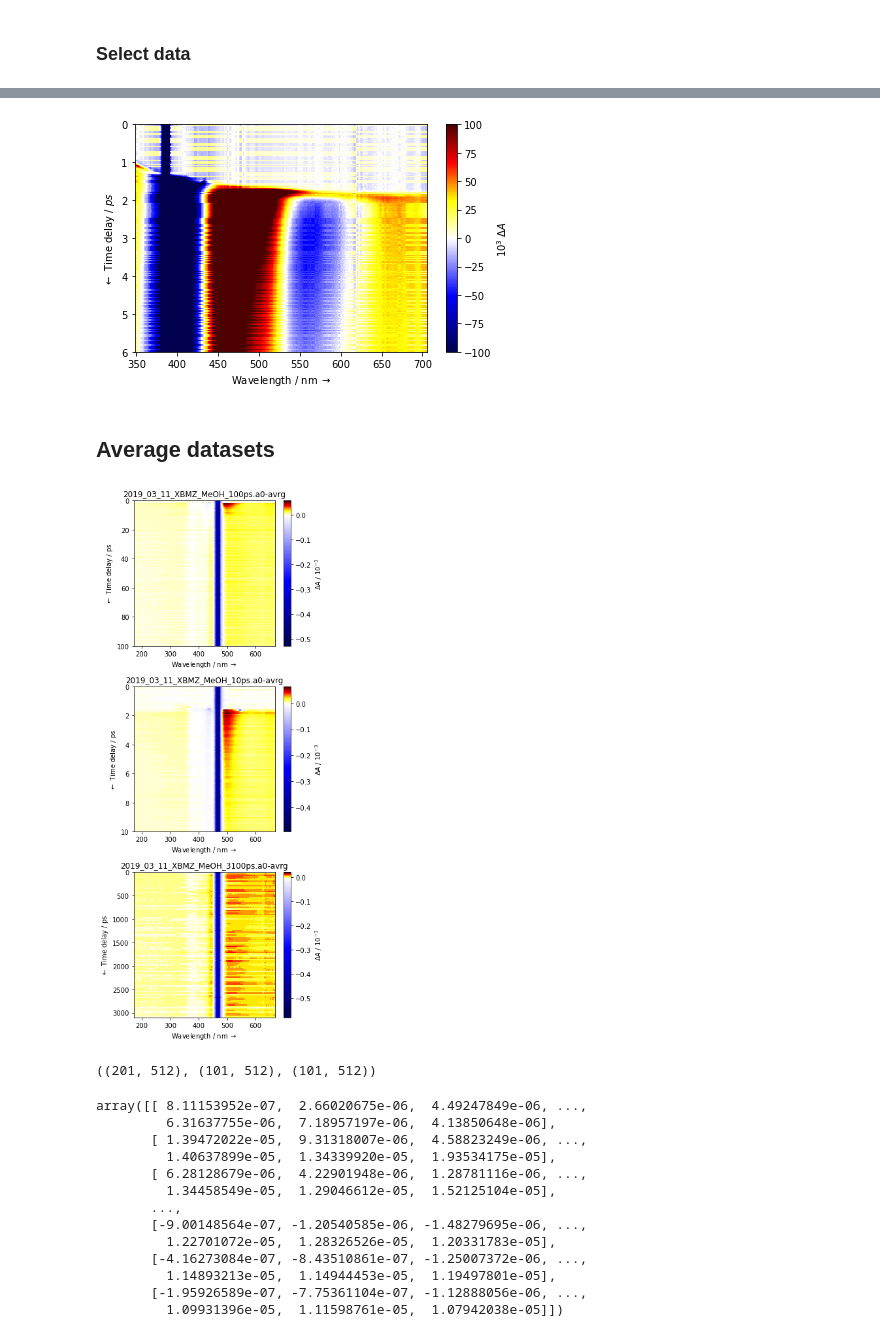
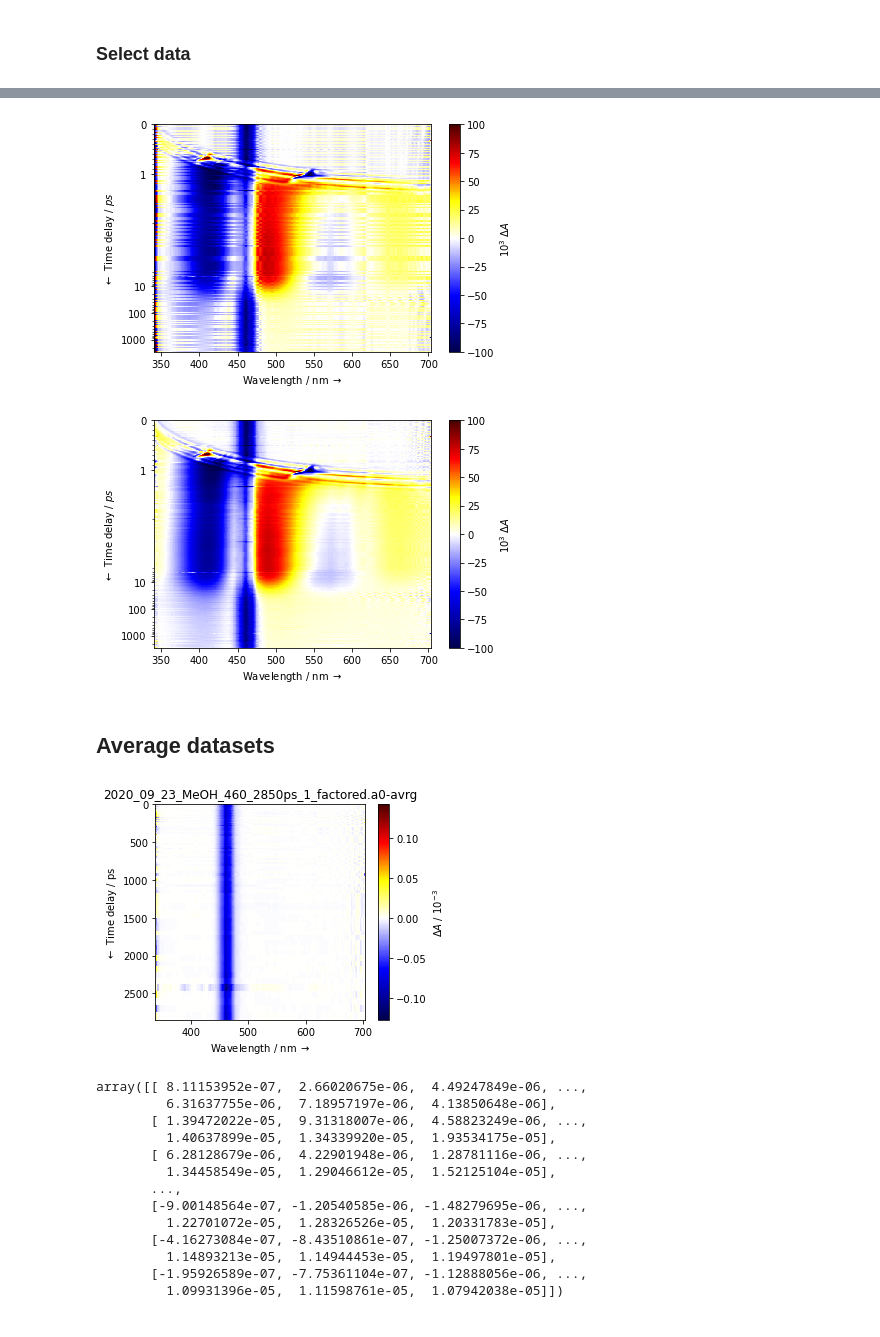
Before and after one commit to dmadea/Jupyter-Tutorials, a Jupyter notebook: Femto + LDM/Data_loader.ipynb, the cells around one changed output, grey strips where cells are left out. Drawn from its saved outputs; the diff is of its cells as text; code cells hidden in the pictures.

```diff
--- a/Femto + LDM/Data_loader.ipynb
+++ b/Femto + LDM/Data_loader.ipynb
@@ -44,8 +25,10 @@ The animation.avconv_args rcparam was deprecated in Matplotlib 3.3 and will be r
 # _dir = r'C:\Users\dominik\Documents\RealTimeSync\Projects\2020_07_27_FLA_AF'
 # _dir = '.\\2020_07_27_FLA_AF\\ICA - shit subtracted'
 
-_dir = r'C:\Users\Dominik\Documents\MUNI\Organic Photochemistry\RealTimeSync\Projects\2019-Bilirubin project\TS\Femto\Sadegh\raw data from 2020\470 nm ex\SVD+ICA corr'
+# _dir = r'C:\Users\Dominik\Documents\MUNI\Organic Photochemistry\RealTimeSync\Projects\2019-Bilirubin project\TS\Femto\Sadegh\raw data from 2020\470 nm ex\SVD+ICA corr'
 # _dir = r'C:\Users\Dominik\Documents\MUNI\Organic Photochemistry\RealTimeSync\Projects\2019-Bilirubin project\TS\Femto\2020_01_23 ZE isomer'
+_dir = r'C:\Users\dominik\Documents\RealTimeSync\Projects\2019-Bilirubin project\TS\Femto\2020_09_23 Z isomer 470 nm ex. MeOH\ICA corr'
+_dir = r'C:\Users\dominik\Documents\RealTimeSync\Projects\2019-Bilirubin project\TS\Femto\2020_09_23 Z isomer 470 nm ex. MeOH'
 
 
 groups = get_groups(_dir, ext='a?')
@@ -134,38 +125,40 @@ plt.show()
 # %%
-# D_ica = C @ ST
-# res = D_ica - d.D
-# D_transformed = d.D - np.outer(C[:, n], ST[n, :])
-# f = Data.from_matrix(D_transformed, d.times, d.wavelengths)
+D_ica = C @ ST
+res = D_ica - d.D
+D_transformed = d.D - np.outer(C[:, n], ST[n, :])
+f = Data.from_matrix(D_transformed, d.times, d.wavelengths)
 
-plot_data(d, D_mul_factor=1e3, symlog=False, z_lim=(-100, 100), t_lim=(0, None), w_lim=(None, None), fig_size=(6, 4),
+plot_data(d, D_mul_factor=1e3, symlog=True, z_lim=(-100, 100), t_lim=(0, None), w_lim=(None, None), fig_size=(6, 4),
           cmap='diverging', t_unit='$ps$', title='', filepath=None, dpi=500, linthresh=3, linscale=5)
-save_matrix(d, delimiter='\t', fname=save_path)
+plot_data(f, D_mul_factor=1e3, symlog=True, z_lim=(-100, 100), t_lim=(0, None), w_lim=(None, None), fig_size=(6, 4),
+          cmap='diverging', t_unit='$ps$', title='', filepath=None, dpi=500, linthresh=3, linscale=5)
+save_matrix(f, delimiter='\t', fname=save_path)
 
 # plt.plot(f.D[:, -20])
 # plt.show()
 # %% [output]
-[figure, old version]
+[figure, new version]
+[figure, added]
 # %% [markdown]
 ## Average datasets
 # %%
 data_avrg = average(data)
 
 # data_avrg[1, 0].crop(t_lim=(6, None))
 
 # data_avrg[1, 0].D *= 1e-3
 # data_avrg[1, 0].crop(w_lim=(348, None))
 # data_avrg[1, 0].crop(w_lim=(348, None))
 # data_avrg[1, 0].crop(w_lim=(348, None))
 
 # data_avrg[1, 0].times /= 1e3
 
 plot_matrix(data_avrg)
 # final_data = data_avrg[0, 0]
 
-data_avrg[0, 0].D.shape, data_avrg[1, 0].D.shape, data_avrg[2, 0].D.shape
+# data_avrg[0, 0].D.shape, data_avrg[1, 0].D.shape, data_avrg[2, 0].D.shape
 # %% [output]
-[figure, old version]
+[figure, new version]
-((201, 512), (101, 512), (101, 512))
 # %%
 data_avrg[1, 0].D
 # %% [output]
```
Also changed, not shown: parts of 11 cells of this notebook.
